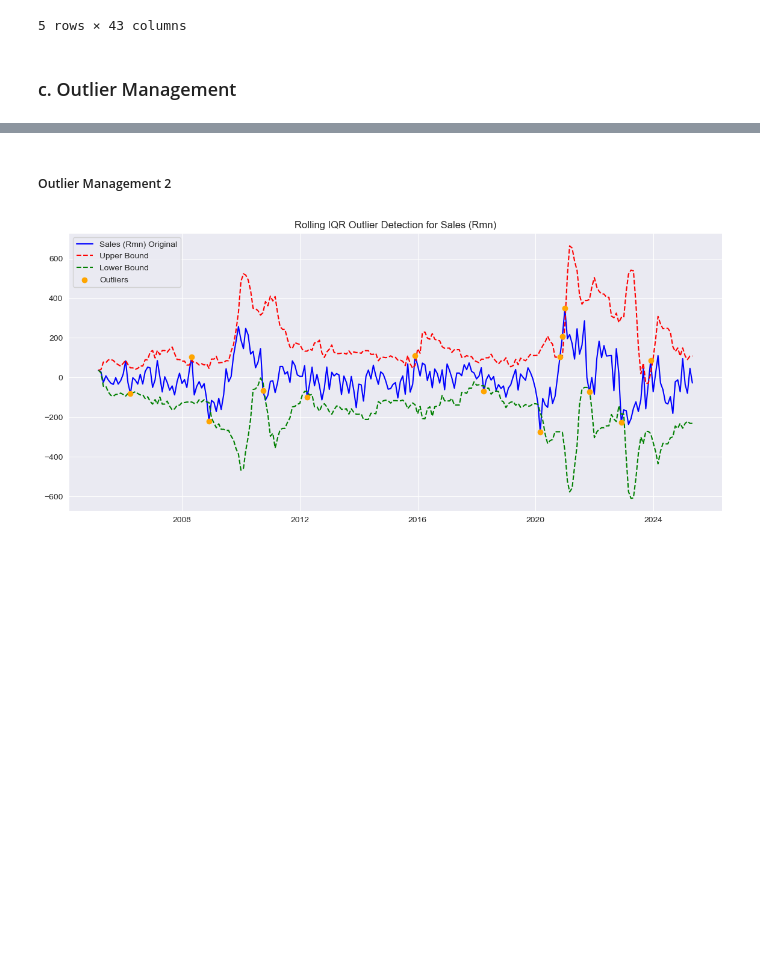
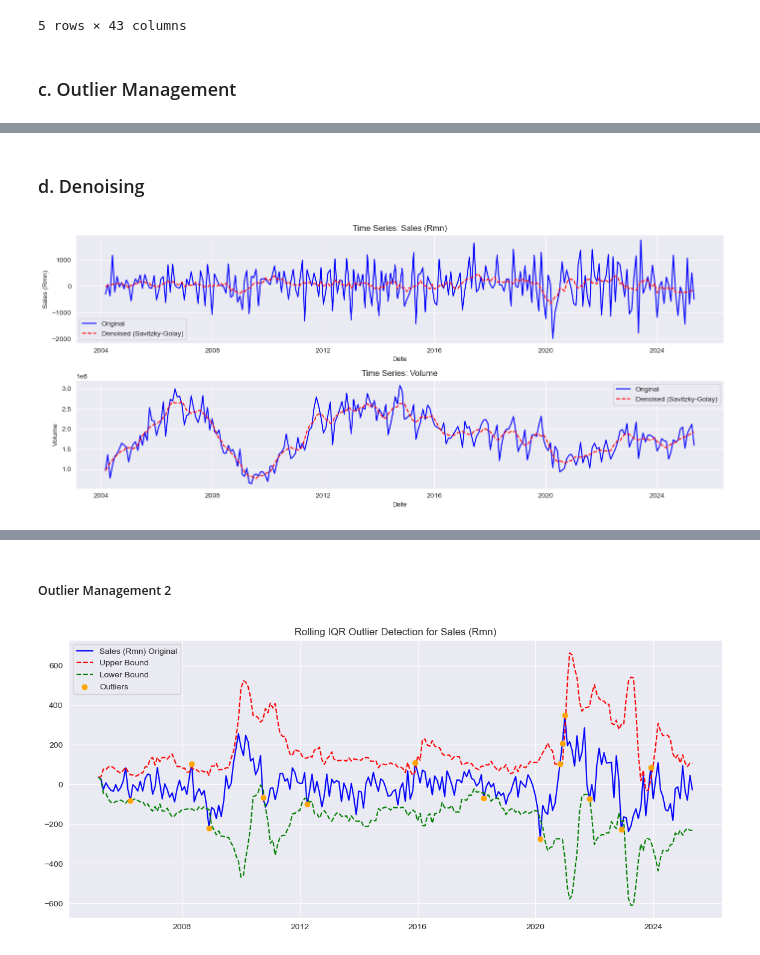
Before and after one commit to MahlatsiM/HonoursResearch, a Jupyter notebook: Cars_Prepro.ipynb, the cells around one changed output, grey strips where cells are left out. Drawn from its saved outputs; the diff is of its cells as text; code cells hidden in the pictures; blank space fills up the shorter version.

```diff
--- a/Cars_Prepro.ipynb
+++ b/Cars_Prepro.ipynb
@@ -634,0 +626,80 @@ final_df = denoised_df.copy()
+# %% [markdown]
+### d. Denoising
+# %%
+def savgol_denoiser(df, columns=None, window_length=15, polyorder=3,
+                    optimize=False, max_window=31, plot_cols=None, inplace=False):
+    """
+    Apply Savitzky-Golay filter to smooth selected columns in a DataFrame.
+
+    Parameters:
+        df (pd.DataFrame): Input DataFrame.
+        columns (list): Columns to denoise. If None, apply to all numeric.
+        window_length (int): Length of the filter window (must be odd and > polyorder).
+        polyorder (int): Polynomial order to fit within each window.
+        optimize (bool): If True, searches for best (window_length, polyorder) by minimizing RMSE.
+        max_window (int): Max window length to test if optimize=True (must be odd).
+        plot_cols (list): Columns to plot comparison. Default = same as `columns`.
+        inplace (bool): If True, replaces original df. Otherwise, returns copy.
+    """
+    df_denoised = df.copy()
+
+    if columns is None:
+        columns = df.select_dtypes(include=np.number).columns.tolist()
+    if plot_cols is None:
+        plot_cols = columns
+
+    for col in columns:
+        signal = df[col].values
+
+        if optimize:
+            best_rmse, best_w, best_p = np.inf, None, None
+            for w in range(5, min(len(signal), max_window), 2):  # only odd windows
+                for p in range(1, min(w-1, 5)):  # reasonable polyorder range
+                    try:
+                        denoised_signal = savgol_filter(signal, window_length=w, polyorder=p)
+                        rmse = np.sqrt(mean_squared_error(signal, denoised_signal))
+                        if rmse < best_rmse:
+                            best_rmse, best_w, best_p = rmse, w, p
+                    except Exception:
+                        continue
+            window_length, polyorder = best_w, best_p
+            print(f"[{col}] Optimal params: window={best_w}, polyorder={best_p}, RMSE={best_rmse:.4f}")
+
+        denoised_signal = savgol_filter(signal, window_length=window_length, polyorder=polyorder)
+        df_denoised[col] = denoised_signal
+
+    # Clean column names
+    df_denoised.columns = df_denoised.columns.str.strip()
+
+    # Plot comparison
+    if plot_cols:
+        plt.figure(figsize=(14, 6))
+        for i, col in enumerate(plot_cols, 1):
+            plt.subplot(len(plot_cols), 1, i)
+            plt.plot(df.index, df[col], label='Original', color='blue')
+            plt.plot(df_denoised.index, df_denoised[col], label='Denoised (Savitzky-Golay)',
+                     color='red', linestyle='--')
+            plt.title(f'Time Series: {col}')
+            plt.xlabel('Date')
+            plt.ylabel(col)
+            plt.legend()
+        plt.tight_layout()
+        plt.show()
+
+    if inplace:
+        df.update(df_denoised)
+        return df
+    else:
+        return df_denoised
+
+
+# Apply to your data
+denoised_df = savgol_denoiser(final_df, columns=["Sales (Rmn)", "Volume"], window_length=15, polyorder=2)
+
+# Clean column names
+denoised_df.columns = denoised_df.columns.str.strip()
+
+# Make the denoised dataset the final dataset
+final_df = denoised_df.copy()
+# %% [output]
+[figure, added]
```
Also changed, not shown: parts of 24 cells of this notebook, 1 other file.
